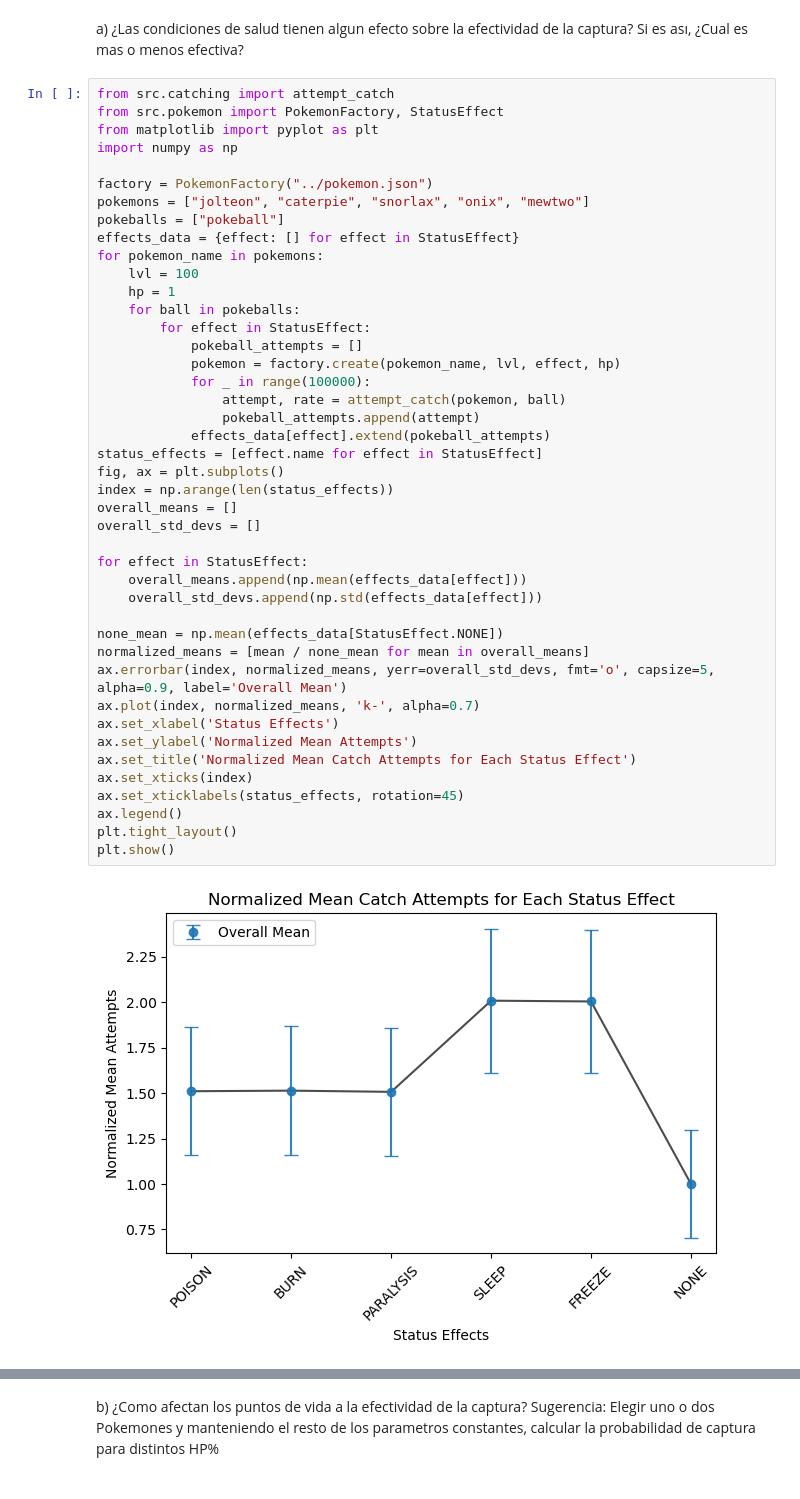
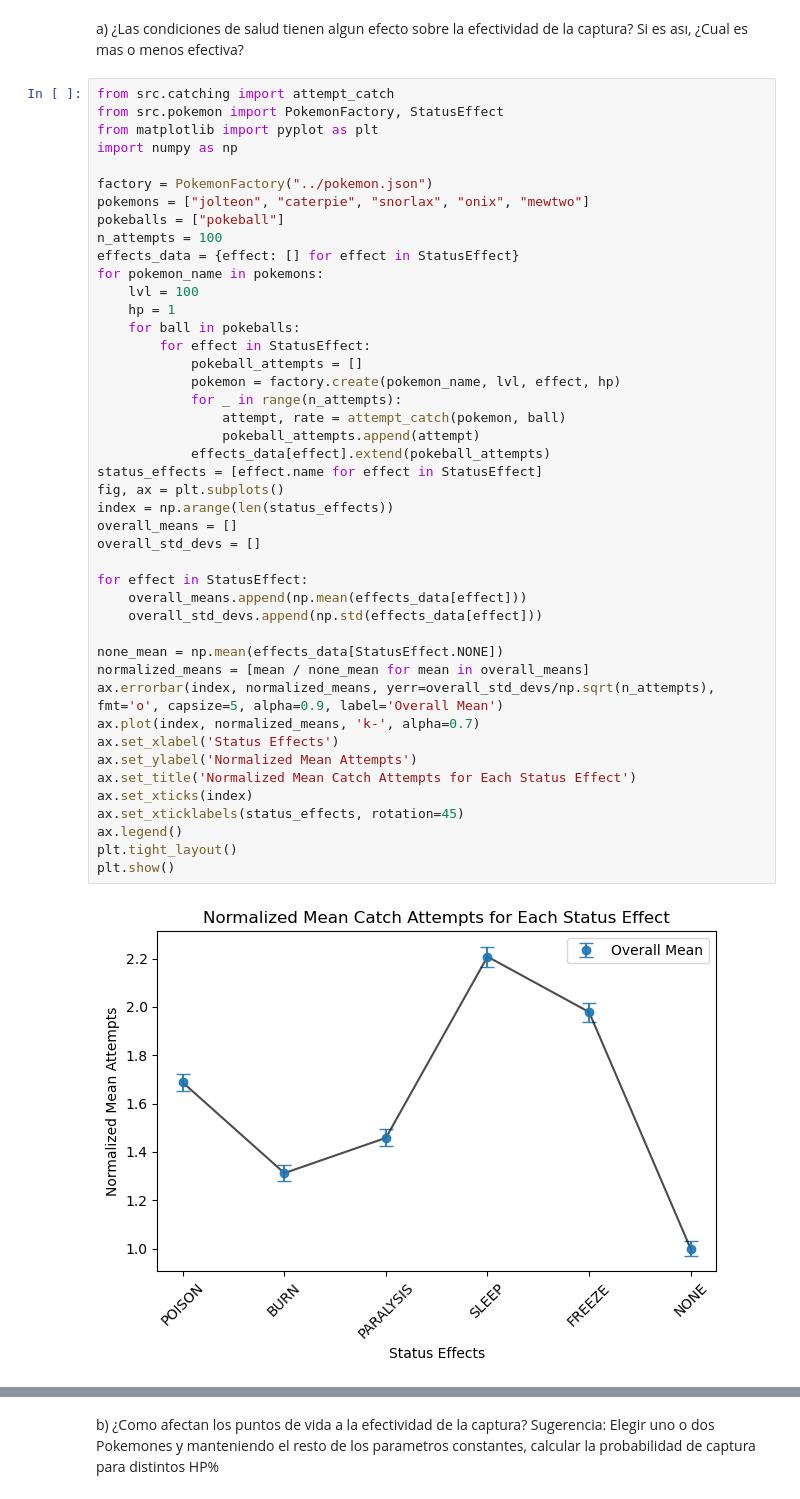
Before and after one commit to juanIgnacioMatilla/sia-tp0, a Jupyter notebook: questions/q2.ipynb, the cells around one changed output, grey strips where cells are left out. Saved outputs shown, nothing was run; the diff lists cells and outputs as text.

```diff
--- a/questions/q2.ipynb
+++ b/questions/q2.ipynb
@@ -11,42 +11,43 @@ import numpy as np
 factory = PokemonFactory("../pokemon.json")
 pokemons = ["jolteon", "caterpie", "snorlax", "onix", "mewtwo"]
 pokeballs = ["pokeball"]
+n_attempts = 100
 effects_data = {effect: [] for effect in StatusEffect}
 for pokemon_name in pokemons:
     lvl = 100
     hp = 1
     for ball in pokeballs:
         for effect in StatusEffect:
             pokeball_attempts = []
             pokemon = factory.create(pokemon_name, lvl, effect, hp)
-            for _ in range(100000):
+            for _ in range(n_attempts):
                 attempt, rate = attempt_catch(pokemon, ball)
                 pokeball_attempts.append(attempt)
             effects_data[effect].extend(pokeball_attempts)
 status_effects = [effect.name for effect in StatusEffect]
 fig, ax = plt.subplots()
 index = np.arange(len(status_effects))
 overall_means = []
 overall_std_devs = []
 
 for effect in StatusEffect:
     overall_means.append(np.mean(effects_data[effect]))
     overall_std_devs.append(np.std(effects_data[effect]))
 
 none_mean = np.mean(effects_data[StatusEffect.NONE])
 normalized_means = [mean / none_mean for mean in overall_means]
-ax.errorbar(index, normalized_means, yerr=overall_std_devs, fmt='o', capsize=5, alpha=0.9, label='Overall Mean')
+ax.errorbar(index, normalized_means, yerr=overall_std_devs/np.sqrt(n_attempts), fmt='o', capsize=5, alpha=0.9, label='Overall Mean')
 ax.plot(index, normalized_means, 'k-', alpha=0.7)
 ax.set_xlabel('Status Effects')
 ax.set_ylabel('Normalized Mean Attempts')
 ax.set_title('Normalized Mean Catch Attempts for Each Status Effect')
 ax.set_xticks(index)
 ax.set_xticklabels(status_effects, rotation=45)
 ax.legend()
 plt.tight_layout()
 plt.show()
 # %% [output]
-[figure, old version]
+[figure, new version]
 # %%
 from src.catching import attempt_catch
 from src.pokemon import PokemonFactory, StatusEffect
```
Also changed, not shown: parts of 5 cells of this notebook, 1 other file.
